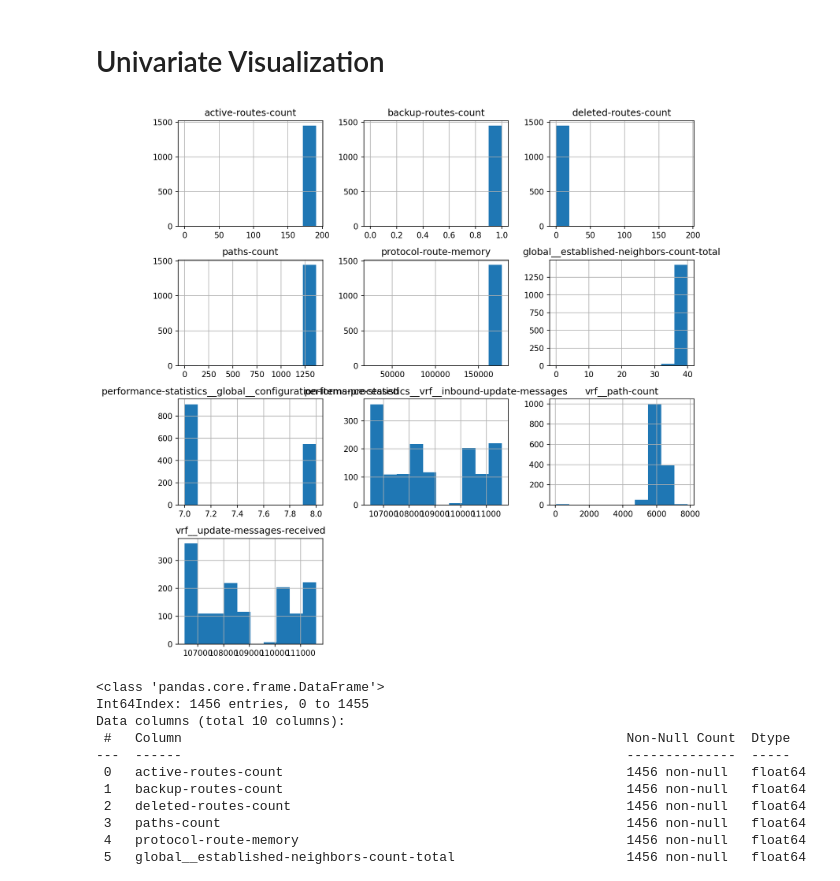
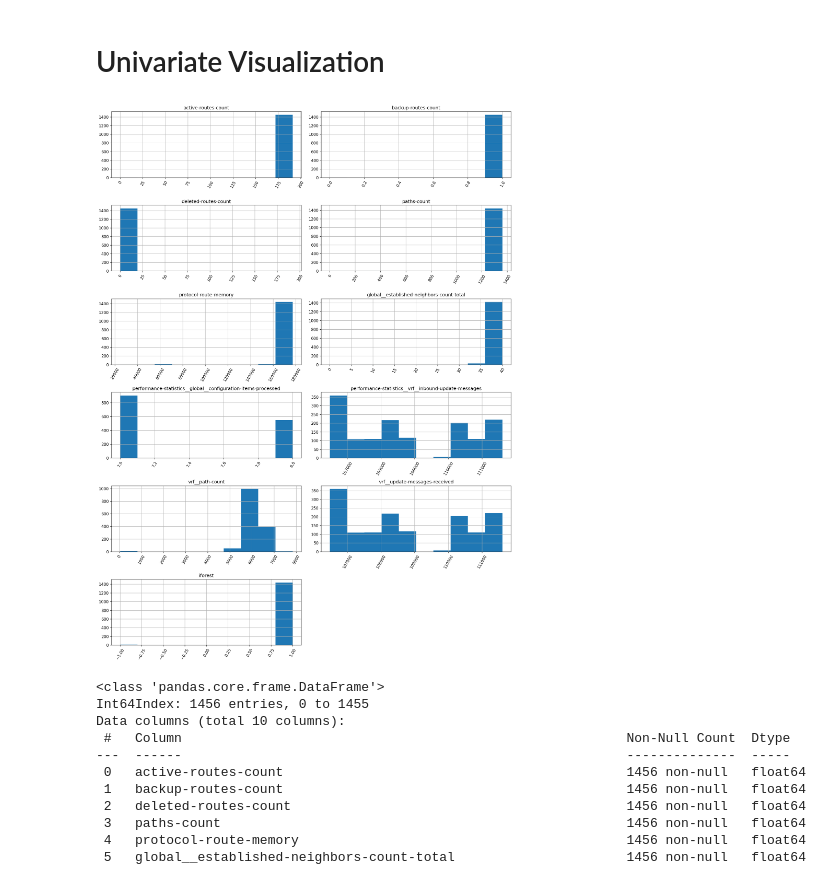
Before and after one commit to dreamdcoder/Dissertation, a Jupyter notebook: Data_ML.ipynb, the cells around one changed output. Drawn from its saved outputs; the diff is of its cells as text; code cells hidden in the pictures.

```diff
--- a/Data_ML.ipynb
+++ b/Data_ML.ipynb
@@ -154,11 +152,13 @@ leaf1_dp=leaf1_new[featureList]
 # %% [markdown]
 # Univariate Visualization
 # %%
-leaf1_dp.hist(figsize=(10, 10))
+leaf1_dp.hist(figsize=(15, 20),xrot=60,layout=(6,2))
+#plt.hist(leaf1_dp)
 plt.tight_layout()
+plt.xticks(rotation='vertical')
 plt.show()
 # %% [output]
-[figure, old version]
+[figure, new version]
 # %%
 #get info of dataframe
 leaf1_dp.info()
```
Also changed, not shown: parts of 4 cells of this notebook, 25 other files.
